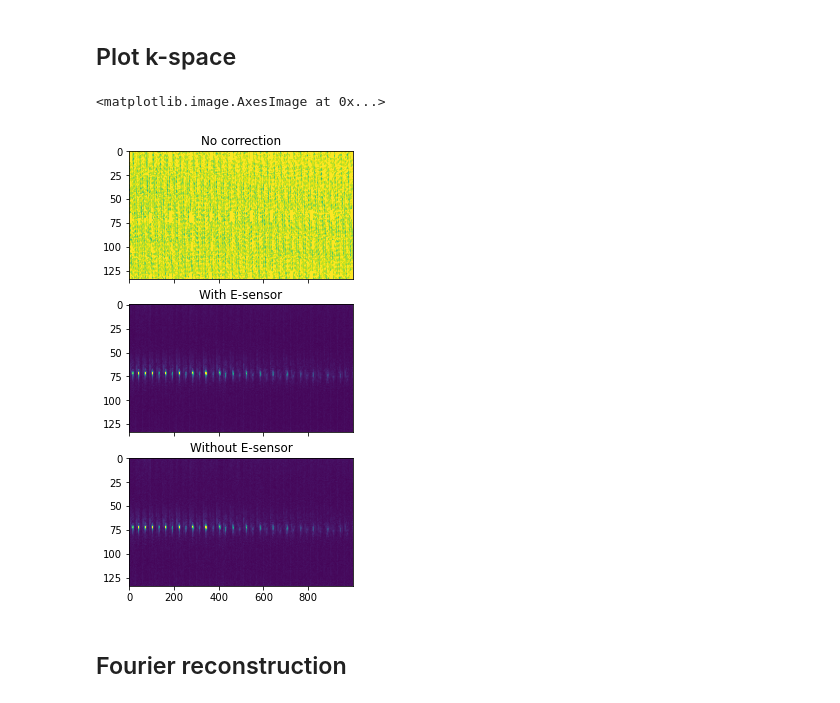
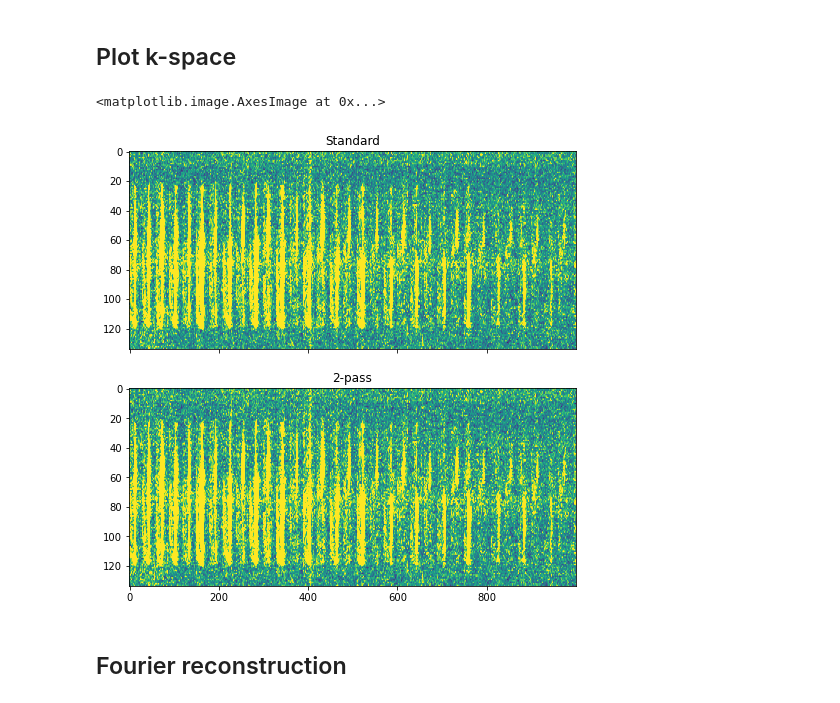
Before and after one commit to haddoc/mrir, a Jupyter notebook: notebooks/correct_ecg.ipynb, the cells around one changed output. Cells and saved outputs as stored; diff of their text form; code cells hidden in the pictures.

```diff
--- a/notebooks/correct_ecg.ipynb
+++ b/notebooks/correct_ecg.ipynb
@@ -10,14 +10,13 @@ import matplotlib.pyplot as plt
 # %% [markdown]
 ## Data import
 # %%
-file_name = "../data/fse_ecg_trim.h5"
+file_name = "../data/fse_brain_cormo_clean.h5"
 data, index, metadata = read_raw(file_name)
 # Channel definitions
 num_channels_all = metadata['console']['adc']['number_channels']
 num_channels_signal = metadata['rf']['receive']['num_signal_channels']
 select_channels_signal = np.arange(num_channels_signal)
 select_channels_noise = np.arange(num_channels_signal, num_channels_all)
-select_channels_no_esensor = select_channels_noise[1:]
 # Encoding
 matrix_size = metadata['sequence']['encoding']['matrix_size']
 k_x = index['scan']['encoding_1']
@@ -30,13 +29,13 @@ data_scan = data['scan']
 
 # Dynamic method: compute coefficients on the fly, in data bins
 lines_per_bin = 100
-num_lines_acq = data_scan.shape[0]
+num_lines_acq, num_channels, num_read = data_scan.shape
 num_bins = int(np.ceil(num_lines_acq / lines_per_bin))
 lines_per_bin = int(np.round(num_lines_acq / num_bins))
 bin_index = lines_per_bin * np.arange(num_bins)
 bin_index = np.concatenate((bin_index, [num_lines_acq - 1]))
 
-# Use all reference channels
+# Spectral method only
 rej_weighted = InterferenceReject(
     use_weights=True,
     channels_signal=select_channels_signal,
@@ -48,34 +47,44 @@ for _b in range(num_bins):
     sel_bin = slice(bin_index[_b], bin_index[_b + 1])
     data_cor_all[sel_bin, :, :] = rej_weighted.apply(scan_raw=data_scan[sel_bin, :, :], k_coords=k_2d[sel_bin, :])
 
-# Use all reference channels except e-sensor
+# First pass line-by-line e-sensor, then spectral
+# data_first_pass = np.zeros((num_lines_acq, num_channels, num_read), dtype=np.complex64)
+# weight_read = np.abs(np.linspace(-1, 1, num_read)) > 0.5
+# weight_read_coil = np.tile(weight_read[:, np.newaxis], [1, num_channels_all])
+# for _line in range(num_lines_acq):
+#     line_signal = data_scan[_line, :, :]
+#     line_sensor = data_scan[_line, 8, :]
+#     c_esensor = np.dot(np.conj(line_sensor*weight_read), line_signal.T*weight_read_coil) / np.sum(np.abs(line_sensor*weight_read) ** 2)
+#     data_first_pass[_line, :, :] = line_signal - np.dot(c_esensor[:, np.newaxis], line_sensor[:, np.newaxis].T)
 rej_weighted = InterferenceReject(
     use_weights=True,
     channels_signal=select_channels_signal,
-    channels_noise=select_channels_no_esensor,
+    channels_noise=select_channels_noise[1:],
     num_freq_bins=matrix_size[0],
 )
-data_cor_no_esensor = np.zeros([data_scan.shape[0], num_channels_signal, data_scan.shape[2]], dtype=np.complex64)
+data_cor_esensor = np.zeros((num_lines_acq, num_channels_signal, num_read), dtype=np.complex64)
 for _b in range(num_bins):
     sel_bin = slice(bin_index[_b], bin_index[_b + 1])
-    data_cor_no_esensor[sel_bin, :, :] = rej_weighted.apply(scan_raw=data_scan[sel_bin, :, :], k_coords=k_2d[sel_bin, :])
+    data_cor_esensor[sel_bin, :, :] = rej_weighted.apply(scan_raw=data_scan[sel_bin, :, :], k_coords=k_2d[sel_bin, :])
 # %% [markdown]
 ## Plot k-space
 # %%
+# Apply readout FT
+spec_cor_all = np.fft.fftshift(np.fft.fft(data_cor_all, axis=-1), axes=-1)
+spec_cor_esensor = np.fft.fftshift(np.fft.fft(data_cor_esensor, axis=-1), axes=-1)
+
 ch = 0
 n_lines = 1000
-max_k = np.max(np.abs(data_cor_all))
-fig, ax = plt.subplots(nrows=3, ncols=1, sharex=True, figsize=(4,8))
-ax[0].set_title("No correction")
-ax[0].imshow(np.squeeze(np.abs(data['scan'][:n_lines, ch, :])).T, aspect='auto', vmin=0, vmax=max_k/5)
-ax[1].set_title("With E-sensor")
-ax[1].imshow(np.squeeze(np.abs(data_cor_all[:n_lines, ch, :])).T, aspect='auto', vmin=0, vmax=max_k/5)
-ax[2].set_title("Without E-sensor")
-ax[2].imshow(np.squeeze(np.abs(data_cor_no_esensor[:n_lines, ch, :])).T, aspect='auto', vmin=0, vmax=max_k/5)
+max_k = np.max(np.abs(spec_cor_all))
+fig, ax = plt.subplots(nrows=2, ncols=1, sharex=True, figsize=(8,8))
+ax[0].set_title("Standard")
+ax[0].imshow(np.squeeze(np.abs(spec_cor_all[:n_lines, ch, :])).T, aspect='auto', vmin=0, vmax=max_k/20)
+ax[1].set_title("2-pass")
+ax[1].imshow(np.squeeze(np.abs(spec_cor_esensor[:n_lines, ch, :])).T, aspect='auto', vmin=0, vmax=max_k/20)
 # fig.savefig("methods_rejection_kspace.tif", dpi=600, format="tiff")
 # %% [output]
 <matplotlib.image.AxesImage at 0x...>
-[figure, old version]
+[figure, new version]
 # %% [markdown]
 ## Fourier reconstruction
 # %%
```
Also changed, not shown: parts of 3 cells of this notebook, 6 other files.
